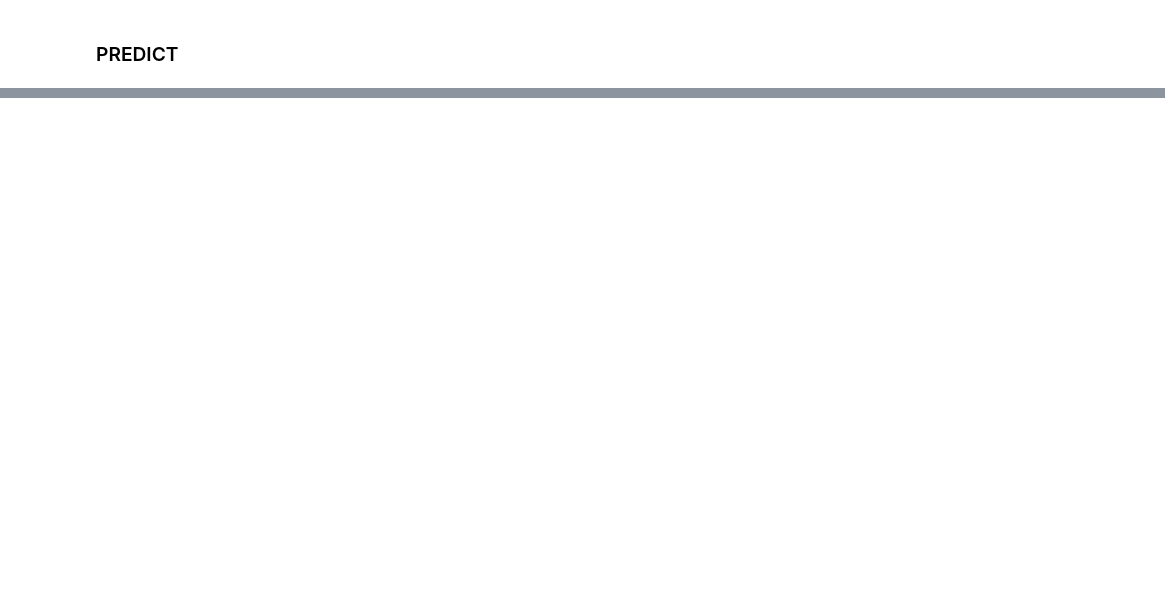
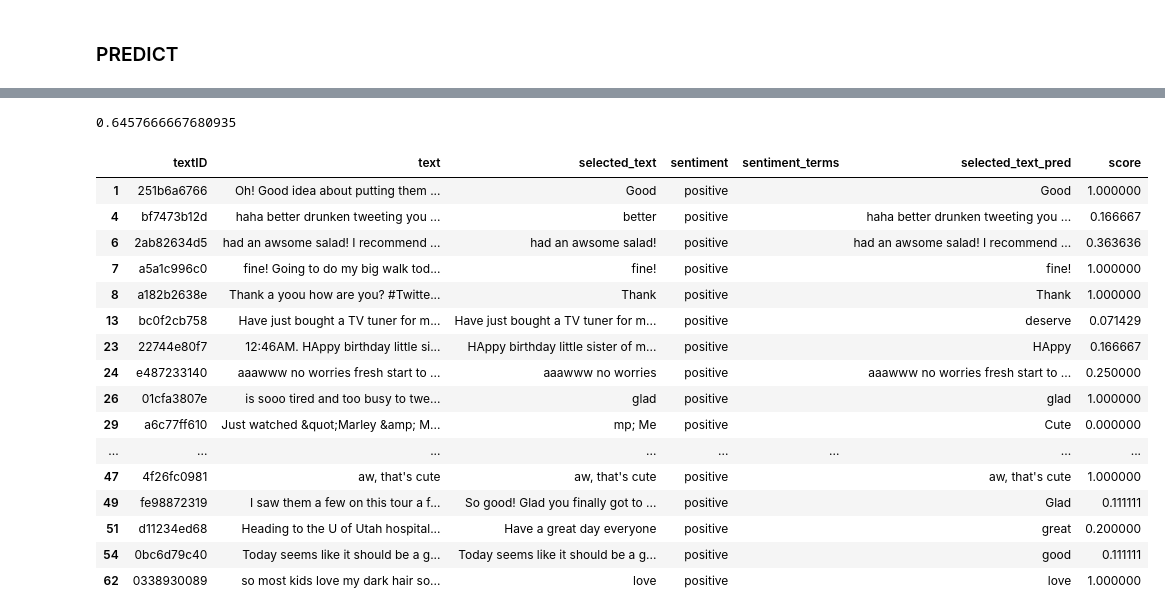
Before and after one commit to pmbrull/udacity-ml-engineer-capstone, a Jupyter notebook: notebooks/FirstApproach.ipynb, the cells around one changed output, grey strips where cells are left out. Drawn from its saved outputs; the diff is of its cells as text; code cells hidden in the pictures; blank space fills up the shorter version.

```diff
--- a/notebooks/FirstApproach.ipynb
+++ b/notebooks/FirstApproach.ipynb
@@ -322 +323,10 @@ test_df.loc[test_df['sentiment'] == 'positive'].head(10)
 | 29 | a6c77ff610 | Just watched &quot;Marley &amp; M... | mp; Me | positive |  | Cute |
+# %%
+def jaccard(str1, str2):
+    a = set(str1.lower().split())
+    b = set(str2.lower().split())
+    c = a.intersection(b)
+    return float(len(c)) / (len(a) + len(b) - len(c))
+# %%
+test_df['score'] = test_df[['selected_text','selected_text_pred']].apply(lambda x: jaccard(*x), axis=1)
+test_df.head()
@@ -322,0 +340,25 @@ test_df.loc[test_df['sentiment'] == 'positive'].head(10)
+# %%
+# Final Score
+test_df['score'].sum() / test_df.shape[0]
+# %% [output]
+0.6457666667680935
+# %%
+test_df.loc[test_df['sentiment'] == 'positive'].head(20)
+# %% [output]
+|  | textID | text | selected_text | sentiment | sentiment_terms | selected_text_pred | score |
+| 1 | 251b6a6766 | Oh! Good idea about putting them ... | Good | positive |  | Good | 1.000000 |
+| 4 | bf7473b12d | haha better drunken tweeting you ... | better | positive |  | haha better drunken tweeting you ... | 0.166667 |
+| 6 | 2ab82634d5 | had an awsome salad! I recommend ... | had an awsome salad! | positive |  | had an awsome salad! I recommend ... | 0.363636 |
+| 7 | a5a1c996c0 | fine! Going to do my big walk tod... | fine! | positive |  | fine! | 1.000000 |
+| 8 | a182b2638e | Thank a yoou how are you? #Twitte... | Thank | positive |  | Thank | 1.000000 |
+| 13 | bc0f2cb758 | Have just bought a TV tuner for m... | Have just bought a TV tuner for m... | positive |  | deserve | 0.071429 |
+| 23 | 22744e80f7 | 12:46AM. HAppy birthday little si... | HAppy birthday little sister of m... | positive |  | HAppy | 0.166667 |
+| 24 | e487233140 | aaawww no worries fresh start to ... | aaawww no worries | positive |  | aaawww no worries fresh start to ... | 0.250000 |
+| 26 | 01cfa3807e | is sooo tired and too busy to twe... | glad | positive |  | glad | 1.000000 |
+| 29 | a6c77ff610 | Just watched &quot;Marley &amp; M... | mp; Me | positive |  | Cute | 0.000000 |
+| ... | ... | ... | ... | ... | ... | ... | ... |
+| 47 | 4f26fc0981 | aw, that's cute | aw, that's cute | positive |  | aw, that's cute | 1.000000 |
+| 49 | fe98872319 | I saw them a few on this tour a f... | So good! Glad you finally got to ... | positive |  | Glad | 0.111111 |
+| 51 | d11234ed68 | Heading to the U of Utah hospital... | Have a great day everyone | positive |  | great | 0.200000 |
+| 54 | 0bc6d79c40 | Today seems like it should be a g... | Today seems like it should be a g... | positive |  | good | 0.111111 |
+| 62 | 0338930089 | so most kids love my dark hair so... | love | positive |  | love | 1.000000 |
```
Also changed, not shown: parts of 9 cells of this notebook, 2 other files.
